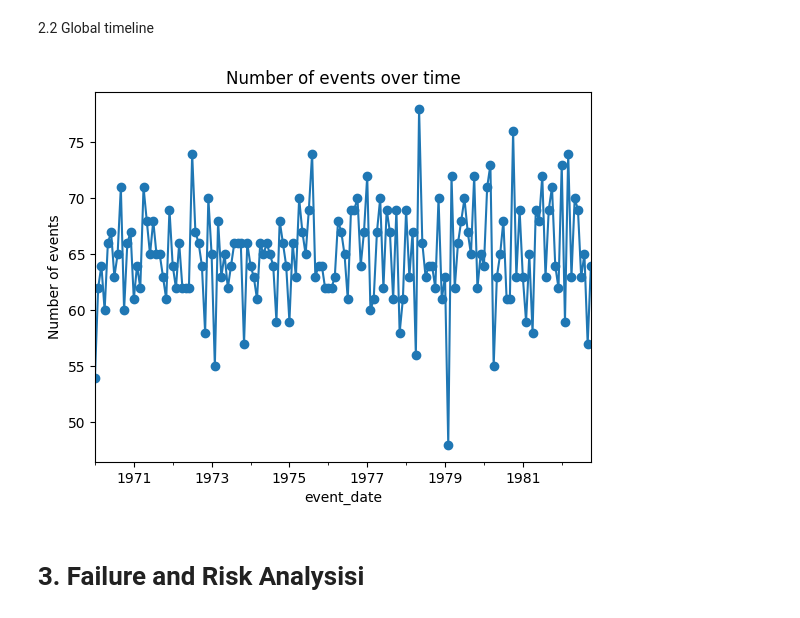
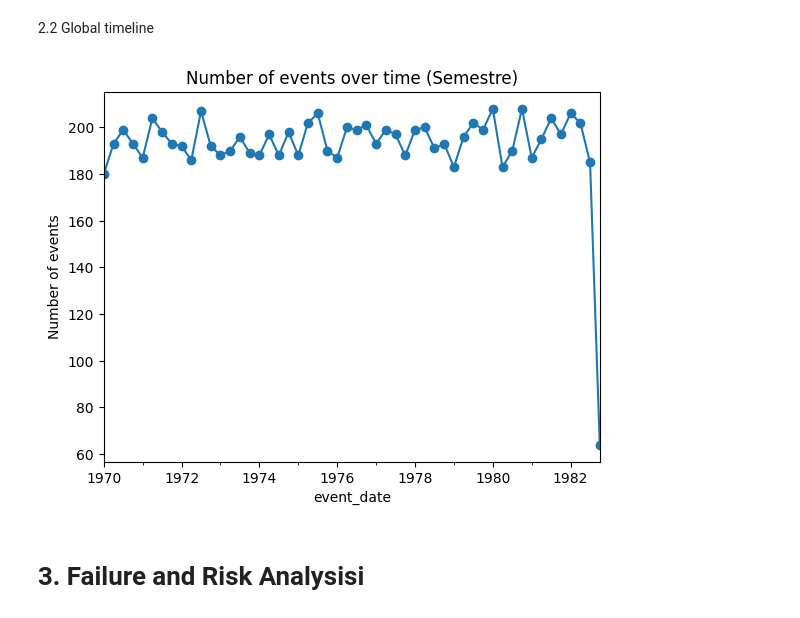
Before and after one commit to alc4ml/ProjetM2D2526, a Jupyter notebook: Data_Analysis.ipynb, the cells around one changed output. Cells and saved outputs as stored; diff of their text form; code cells hidden in the pictures.

```diff
--- a/Data_Analysis.ipynb
+++ b/Data_Analysis.ipynb
@@ -5,7 +5,7 @@ import matplotlib.pyplot as plt
 import seaborn as sns
 from lifelines import KaplanMeierFitter
 
-df = pd.read_csv("C:/Users/Yazid/Desktop/USPN/Projet/sample_system_dataset_1.csv")
+df = pd.read_csv("simmcm2d/examples/sample_system_dataset_1.csv")
 df.head()
 # %% [output]
 |  | Unnamed: 0 | system_id | component_id | event_date | event_time | event_type | event_report | system_age | ... |
@@ -71,7 +71,7 @@ plt.show()
 # %% [markdown]
 2.1 Time between events
 # %%
-df = df.sort_values(["system_id", "event_date"])
+df = df.sort_values(["system_id", "event_time"])
 
 df["delta_t"] = df["usage_since_last_event_h"]
 
@@ -85,14 +85,14 @@ plt.show()
 # %%
 df['event_date'] = pd.to_datetime(df['event_date'])
 
-events_over_time = df.groupby(df.event_date.dt.to_period("M")).size()
+events_over_time = df.groupby(df.event_date.dt.to_period("Q")).size()
 
 events_over_time.plot(kind="line", marker="o")
-plt.title("Number of events over time")
+plt.title("Number of events over time (Semestre)")
 plt.ylabel("Number of events")
 plt.show()
 # %% [output]
-[figure, old version]
+[figure, new version]
 # %% [markdown]
 # 3. Failure and Risk Analysisi
 # %% [markdown]
```
